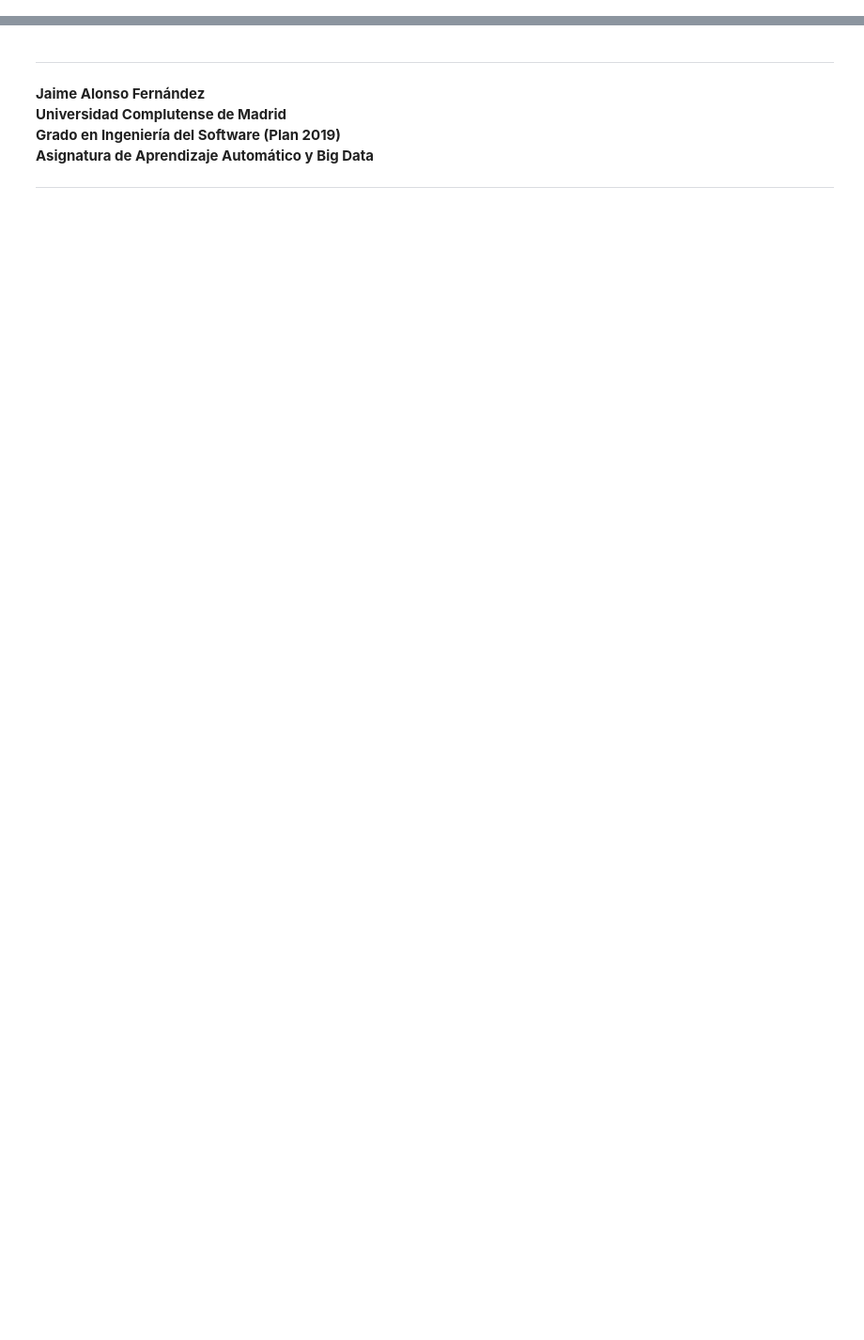
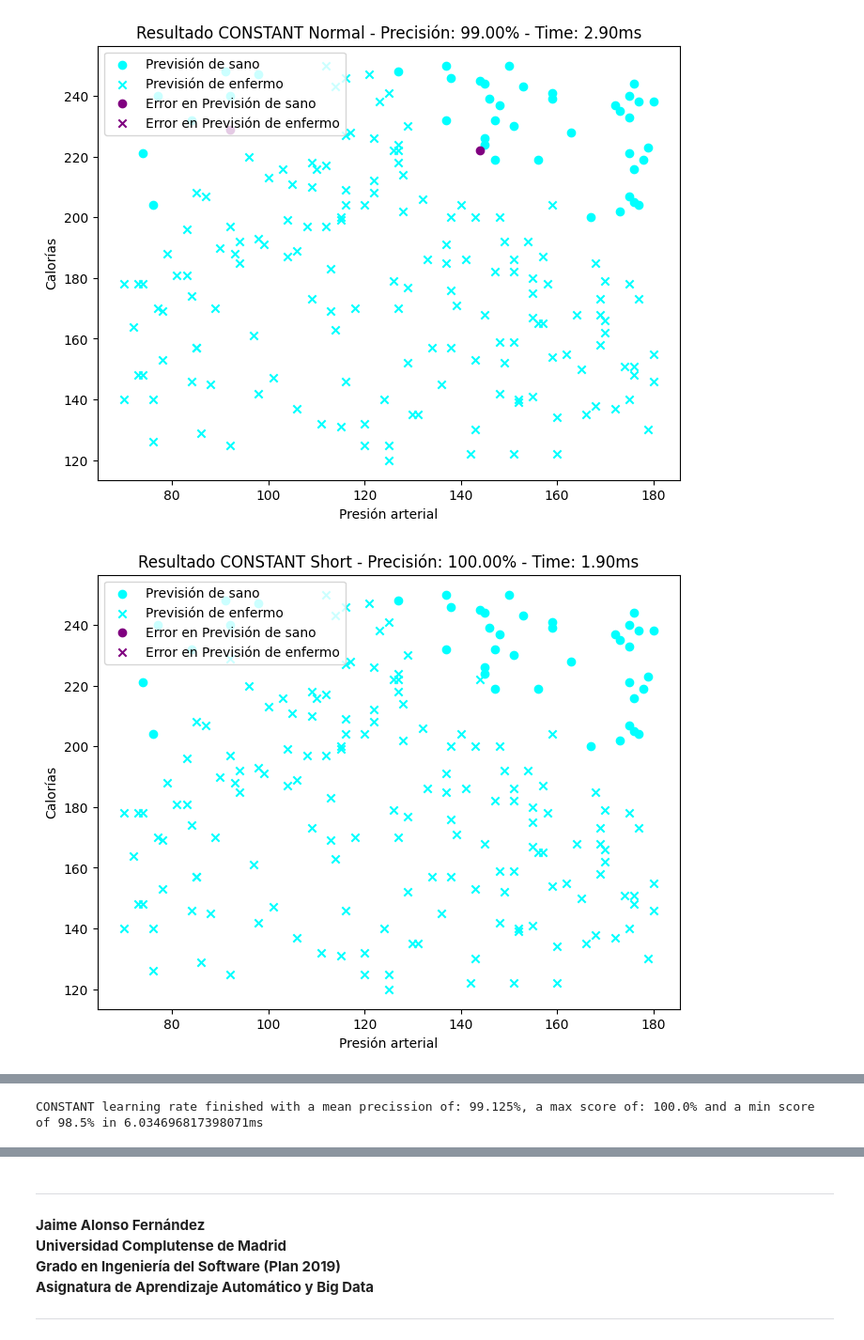
Before and after one commit to megastacks13/MachineLearning, a Jupyter notebook: P3 - Neural Networks/Practica3_a.ipynb, the cells around one changed output, grey strips where cells are left out. Shown at 94% size. Cells and saved outputs as stored; diff of their text form; code cells hidden in the pictures; blank space fills up the shorter version.

```diff
--- a/P3 - Neural Networks/Practica3_a.ipynb
+++ b/P3 - Neural Networks/Practica3_a.ipynb
@@ -73,0 +281,59 @@ sample_people = get_dataset(1000)
+# %%
+# Creamos la instancia del modelo a entrenar
+learning_rates = ['constant', 'invscaling', 'adaptive']
+
+for lr in learning_rates:
+    # Para una muestra de 800 elementos, estableceré varias hidden_layers de un tamaño acorde
+    mlp_norm = MLPClassifier(solver = 'adam', alpha=1e-5, hidden_layer_sizes=(150, 100, 60, 20), random_state=1, learning_rate=lr,  max_iter=1000)
+    mlp_short = MLPClassifier(solver = 'adam', alpha=1e-5, hidden_layer_sizes=(100, 60, 20), random_state=1, learning_rate=lr, max_iter=1000)
+    mlp_shorter = MLPClassifier(solver = 'adam', alpha=1e-5, hidden_layer_sizes=(60, 20), random_state=1, learning_rate=lr, max_iter=1000)
+    mlp_shortest = MLPClassifier(solver = 'adam', alpha=1e-5, hidden_layer_sizes=(20), random_state=1, learning_rate=lr, max_iter=1000)
+
+    # Medimos el tiempo total
+    t1 = time.time()
+
+    # Y el que le lleva a cada una
+    t_norm = time.time()
+    mlp_norm.fit(X, y)
+    prediction_norm = mlp_norm.predict(X_test)
+    t_norm = time.time() - t_norm
+
+    t_short = time.time()
+    mlp_short.fit(X, y)
+    prediction_short = mlp_short.predict(X_test)
+    t_short = time.time() - t_short
+
+    t_shorter = time.time()
+    mlp_shorter.fit(X, y)
+    prediction_shorter = mlp_shorter.predict(X_test)
+    t_shorter = time.time() - t_shorter
+
+    t_shortest = time.time()
+    mlp_shortest.fit(X, y)
+    prediction_shortest = mlp_shortest.predict(X_test)
+    t_shortest = time.time() - t_shortest
+
+    t2 = time.time()
+
+    # Calculamos la precisión de cada uno de los elementos
+    score = mlp_norm.score(X_test, test_people[:, -1])*100
+    score_short = mlp_short.score(X_test, test_people[:, -1])*100
+    score_shorter = mlp_shorter.score(X_test, test_people[:, -1])*100
+    score_shortest = mlp_shortest.score(X_test, test_people[:, -1])*100
+
+    # Y la precisión media
+    mean_score = (score + score_short + score_shorter + score_shortest) / 4
+    max_score = max(score, score_short, score_shorter, score_shortest)
+    min_score = min(score, score_short, score_shorter, score_shortest)
+
+
+    # Y hacemos el plot
+    plot_predictions(prediction_norm, 'cyan', 'Previsión de enfermo', 'Previsión de sano', f'Resultado {lr.upper()} Normal', t_norm)
+    plot_predictions(prediction_short, 'cyan', 'Previsión de enfermo', 'Previsión de sano', f'Resultado {lr.upper()} Short', t_short)
+    plot_predictions(prediction_shorter, 'cyan', 'Previsión de enfermo', 'Previsión de sano', f'Resultado {lr.upper()} Shorter', t_shorter)
+    plot_predictions(prediction_shortest, 'cyan', 'Previsión de enfermo', 'Previsión de sano', f'Resultado {lr.upper()} Shortest', t_shortest)
+
+    print(f'{lr.upper()} learning rate finished with a mean precission of: {mean_score}%, a max score of: {max_score}% and a min score of {min_score}% in {t2-t1}ms')
+# %% [output]
+[figure, added]
+[figure, added]
@@ -73,0 +342 @@ sample_people = get_dataset(1000)
+CONSTANT learning rate finished with a mean precission of: 99.125%, a max score of: 100.0% and a min score of 98.5% in 6.034696817398071ms
```
Also changed, not shown: parts of 22 cells of this notebook, 1 other file.
